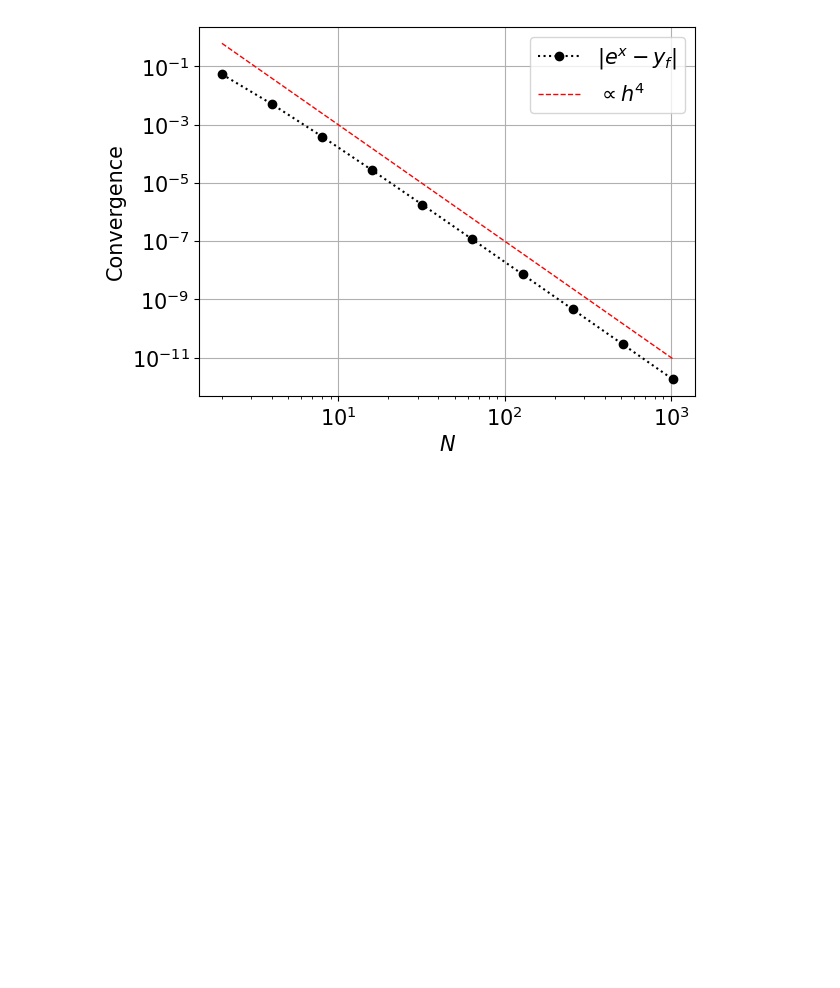
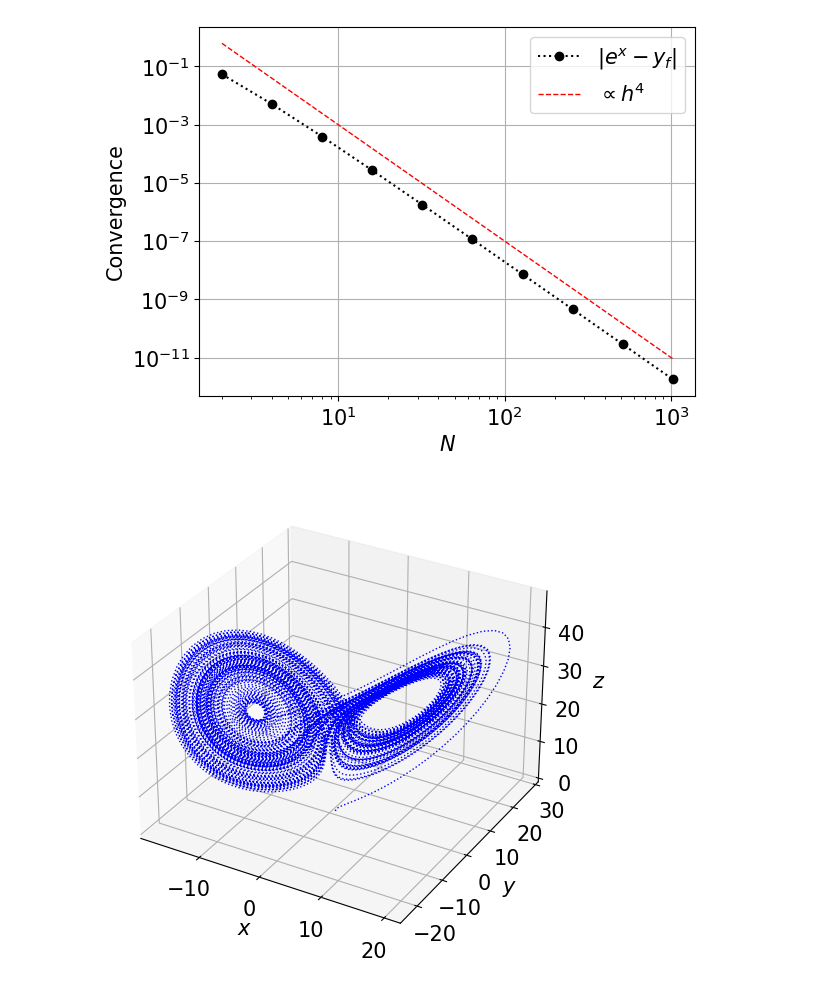
Before and after one commit to La-Folia/Numerical-Analysis, a Jupyter notebook: Integration_of_ODEs/Predictor_corrector_Method.ipynb, the cells around one changed output. Cells and saved outputs as stored; diff of their text form; code cells hidden in the pictures; blank space fills up the shorter version.

```diff
--- a/Integration_of_ODEs/Predictor_corrector_Method.ipynb
+++ b/Integration_of_ODEs/Predictor_corrector_Method.ipynb
@@ -428,3 +428,25 @@ plt.legend()
 plt.show()
 # %% [output]
 [figure]
+# %%
+def F(t, Y):
+    [x, y, z] = Y
+    F = [10*(y - x), x*(28 - z) - y, x*y - z*8/3]
+    return np.array(F)
+
+Yinit   = np.array([1, 0, 0]) # x0, y0, z0
+t       = np.linspace(0, 100, 10001)
+x, y, z = map(np.array, zip(*rk4_ode(F, Yinit, t)))
+
+# print(rk4_ode(F, Yinit, t))
+
+plt.figure(figsize=(6, 6))
+ax = plt.subplot(1, 1, 1, projection="3d")
+plt.plot(x, y, z, ":b", lw=1)
+ax.set_xlabel("$x$")
+ax.set_ylabel("$y$")
+ax.set_zlabel("$z$")
+
+plt.show()
+# %% [output]
+[figure, added]
```
Also changed, not shown: parts of 8 cells of this notebook.
